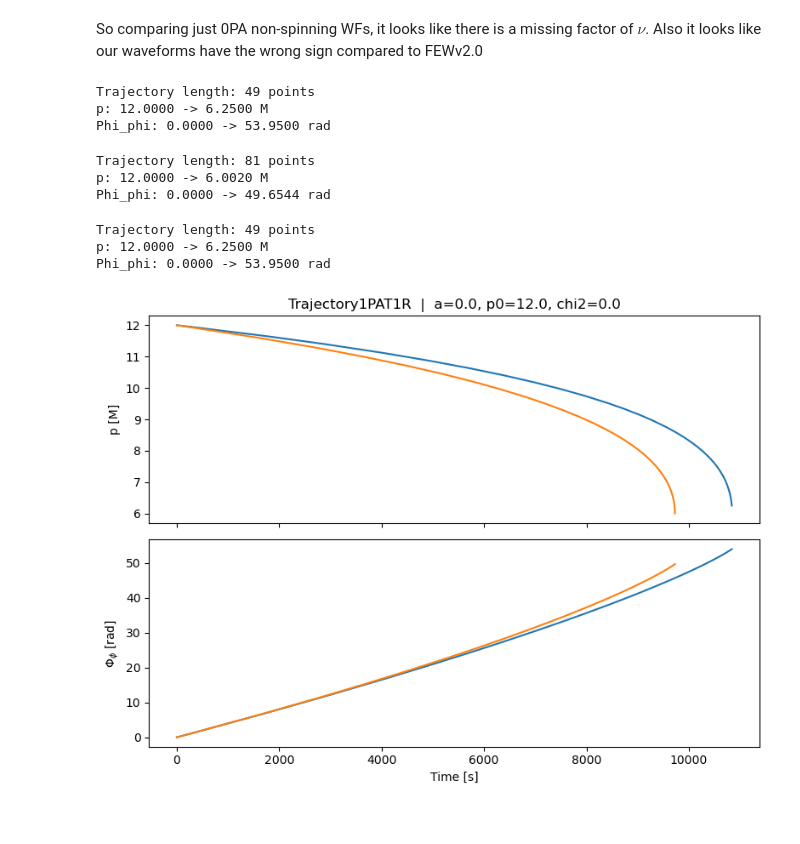
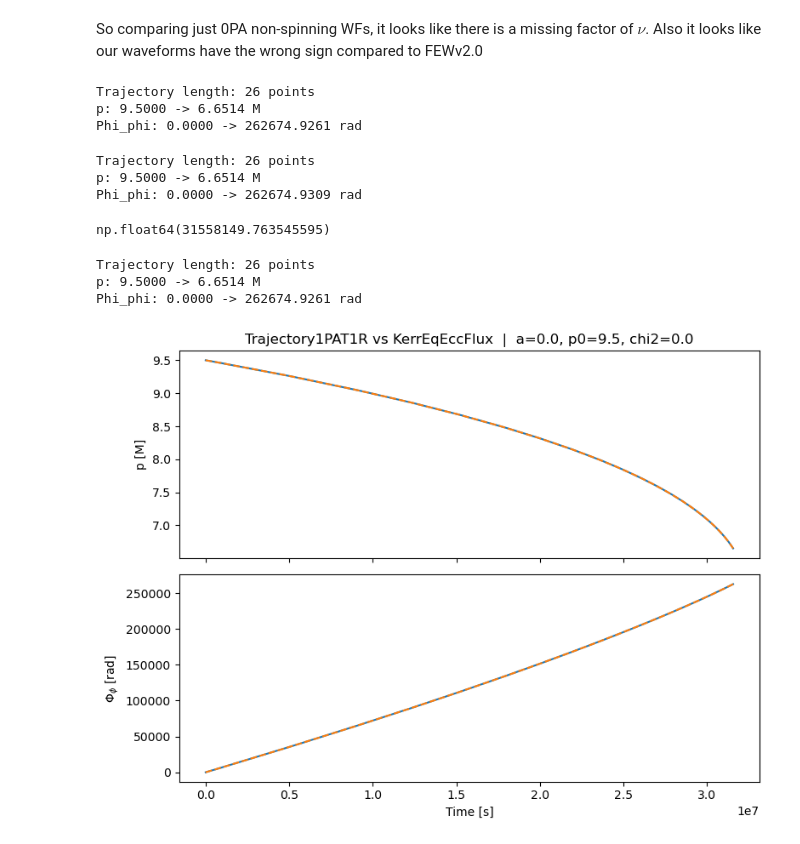
Before and after one commit to joshbmat/Few_1PAT1R_Scripts, a Jupyter notebook: WaveformModule/TestWaveformModule.ipynb, the cells around one changed output. Cells and saved outputs as stored; diff of their text form; code cells hidden in the pictures.

Commit message:
Added a check against KerrEccEqFlux

```diff
--- a/WaveformModule/TestWaveformModule.ipynb
+++ b/WaveformModule/TestWaveformModule.ipynb
@@ -74,10 +76,23 @@ plt.show()
 So comparing just 0PA non-spinning WFs, it looks like there is a missing factor of $\nu$. Also it looks like our waveforms have the wrong sign compared to FEWv2.0
 # %%
 from few.trajectory.ode.IPAT1R import Trajectory1PAT1R
+# %%
+# --- Define Parameters ---
+m1 = 1e6       # primary mass [solar masses]
+m2 = 10      # secondary mass [solar masses]
+a  = 0.0       # primary spin chi1 (dimensionless)
+p0 = 9.5      # initial orbital separation [M]
+theta = np.pi / 3.0   # polar viewing angle [rad]
+phi   = 0.0           # azimuthal viewing angle [rad]
+chi2  = 0.0           # secondary spin
+
+dt = 5.   # time step [s]
+T  = 1    # total duration [yr]
 # %%
 from few.trajectory.inspiral import EMRIInspiral
 
-# Trajectory1PAT1R is an ODE RHS — it must be driven by EMRIInspiral
+# Note that for this test, I commented out all the 1PA order terms in Trajectory1PAT1R,
+# so this should be equivalent to a 0PA trajectory with the same parameters.
 traj1PA = EMRIInspiral(func=Trajectory1PAT1R)
 
 # EMRIInspiral expects: (m1, m2, a, p0, e0, xI, *extra_args, T=, dt=)
@@ -85,24 +100,23 @@ traj1PA = EMRIInspiral(func=Trajectory1PAT1R)
 #   e0   = 0.0  (circular)
 #   xI   = 1.0  (equatorial prograde)
 #   chi2 = first extra arg -> additional_args[0] in Trajectory1PAT1R
-t, p, e, xI_traj, Phi_phi, Phi_theta, Phi_r = traj1PA(
+t, p, e, xI_traj, Phi_phi, Phi_theta, Phi_r, dM, dchi1 = traj1PA(
     m1, m2,
     a,        # chi1 (primary spin)
     p0,
     0.0,      # e0: circular
     1.0,      # xI: equatorial prograde
     chi2,     # extra arg -> additional_args[0]
-    T=T,
-    dt=dt,
+    T=T
 )
 
 print(f"Trajectory length: {len(t)} points")
 print(f"p: {p[0]:.4f} -> {p[-1]:.4f} M")
 print(f"Phi_phi: {Phi_phi[0]:.4f} -> {Phi_phi[-1]:.4f} rad")
 # %% [output]
-Trajectory length: 49 points
-p: 12.0000 -> 6.2500 M
-Phi_phi: 0.0000 -> 53.9500 rad
+Trajectory length: 26 points
+p: 9.5000 -> 6.6514 M
+Phi_phi: 0.0000 -> 262674.9261 rad
 # %%
 from few.trajectory.ode.flux import KerrEccEqFlux
 # %%
@@ -116,34 +130,37 @@ t2, p2, e2, xI_traj, Phi_phi2, Phi_theta2, Phi_r2 = traj0PA(
     0.0,      # e0: circular
     1.0,      # xI: equatorial prograde
     T=T,
-    dt=dt,
 )
 
 print(f"Trajectory length: {len(t2)} points")
 print(f"p: {p2[0]:.4f} -> {p2[-1]:.4f} M")
 print(f"Phi_phi: {Phi_phi2[0]:.4f} -> {Phi_phi2[-1]:.4f} rad")
 # %% [output]
-Trajectory length: 81 points
-p: 12.0000 -> 6.0020 M
-Phi_phi: 0.0000 -> 49.6544 rad
+Trajectory length: 26 points
+p: 9.5000 -> 6.6514 M
+Phi_phi: 0.0000 -> 262674.9309 rad
+# %%
+t[-1]
+# %% [output]
+np.float64(31558149.763545595)
 # %%
 print(f"Trajectory length: {len(t)} points")
 print(f"p: {p[0]:.4f} -> {p[-1]:.4f} M")
 print(f"Phi_phi: {Phi_phi[0]:.4f} -> {Phi_phi[-1]:.4f} rad")
 
 fig, axes = plt.subplots(2, 1, figsize=(8, 6), sharex=True)
 axes[0].plot(t, p)
-axes[0].plot(t2, p2)
+axes[0].plot(t2, p2, linestyle="--")
 axes[0].set_ylabel("p [M]")
-axes[0].set_title(f"Trajectory1PAT1R  |  a={a}, p0={p0}, chi2={chi2}")
+axes[0].set_title(f"Trajectory1PAT1R vs KerrEqEccFlux  |  a={a}, p0={p0}, chi2={chi2}")
 axes[1].plot(t, Phi_phi)
-axes[1].plot(t2, Phi_phi2)
+axes[1].plot(t2, Phi_phi2,linestyle="--")
 axes[1].set_ylabel(r"$\Phi_\phi$ [rad]")
 axes[1].set_xlabel("Time [s]")
 plt.tight_layout()
 plt.show()
 # %% [output]
-Trajectory length: 49 points
-p: 12.0000 -> 6.2500 M
-Phi_phi: 0.0000 -> 53.9500 rad
+Trajectory length: 26 points
+p: 9.5000 -> 6.6514 M
+Phi_phi: 0.0000 -> 262674.9261 rad
-[figure, old version]
+[figure, new version]
```
Also changed, not shown: parts of 3 cells of this notebook.
